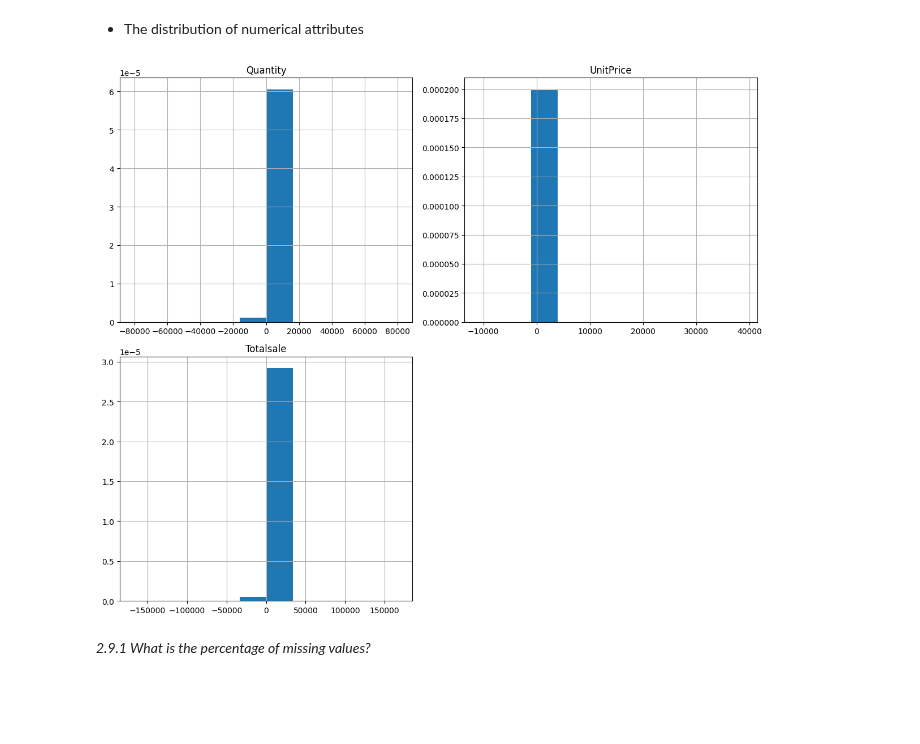
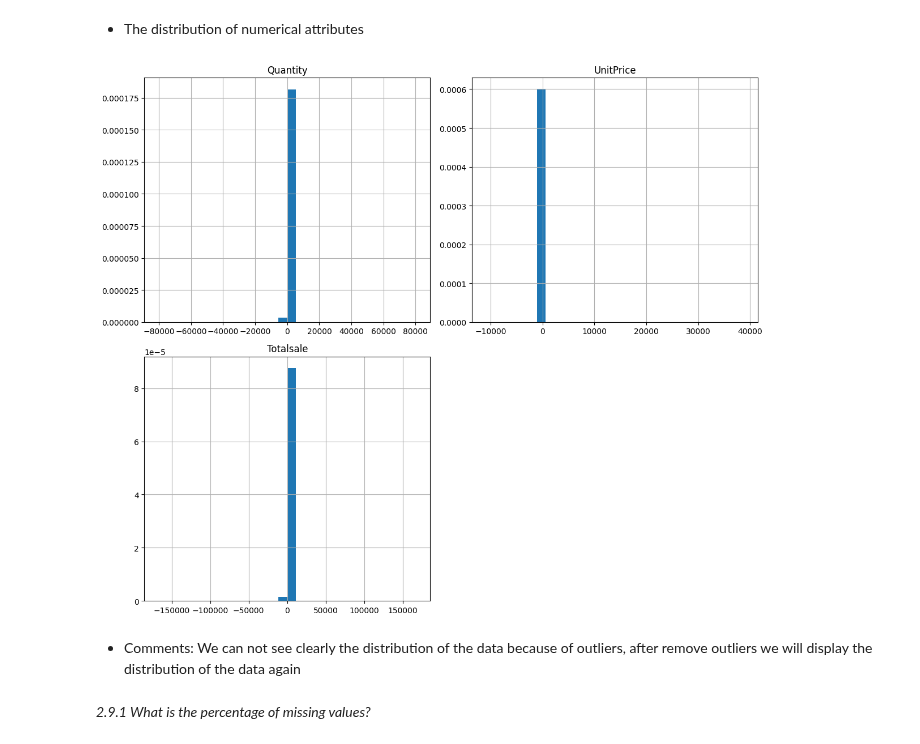
Before and after one commit to Ha0203/FinalProject_LTKHDL, a Jupyter notebook: main_branch.ipynb, the cells around one changed output. Drawn from its saved outputs; the diff is of its cells as text; code cells hidden in the pictures; blank space fills up the shorter version.

Commit message:
Merging questions code of Khoi and Ha. Edit numeric columns distribution

```diff
--- a/main_branch.ipynb
+++ b/main_branch.ipynb
@@ -252,11 +249,15 @@ Index(['Quantity', 'UnitPrice', 'Totalsale'], dtype='object')
 # %% [markdown]
 - The distribution of numerical attributes
 # %%
-data_df[numeric_cols].hist(figsize=(12, 10), density= True)
+bin_size = 30
+
+data_df[numeric_cols].hist(figsize=(12, 10), density= True, bins=bin_size)
 plt.tight_layout()
 plt.show()
 # %% [output]
-[figure, old version]
+[figure, new version]
+# %% [markdown]
+- Comments: We can not see clearly the distribution of the data because of outliers, after remove outliers we will display the distribution of the data again
 # %% [markdown]
 _2.9.1 What is the percentage of missing values?_
 # %% [markdown]
```
Also changed, not shown: parts of 21 cells of this notebook.
